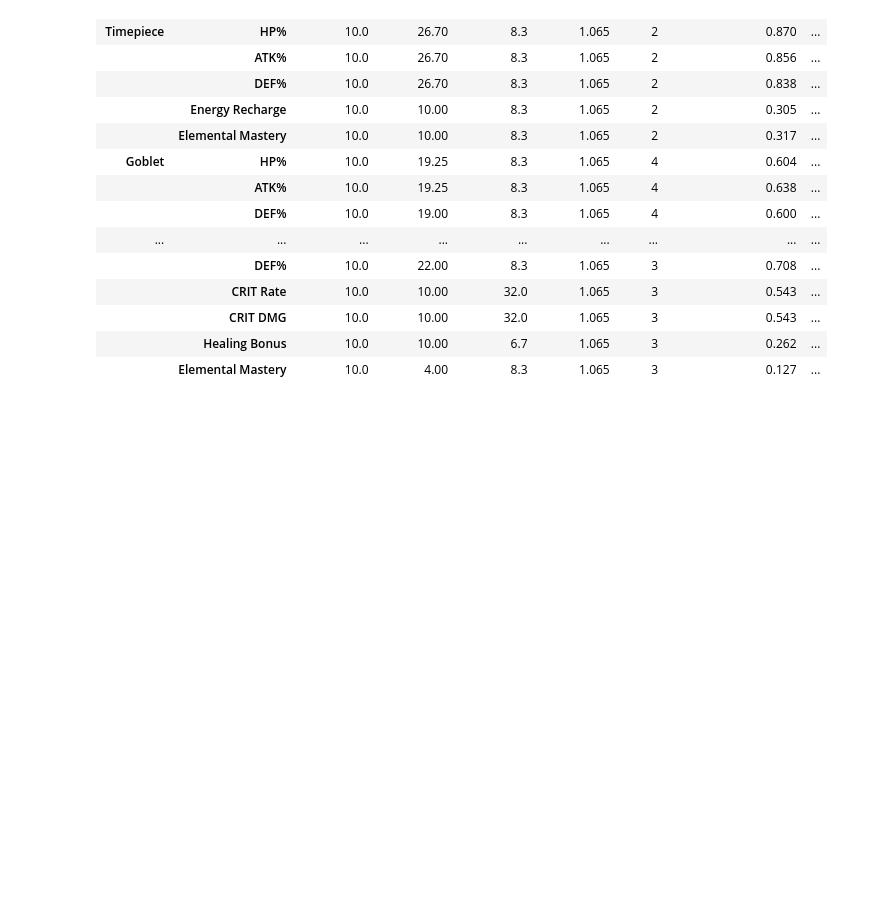
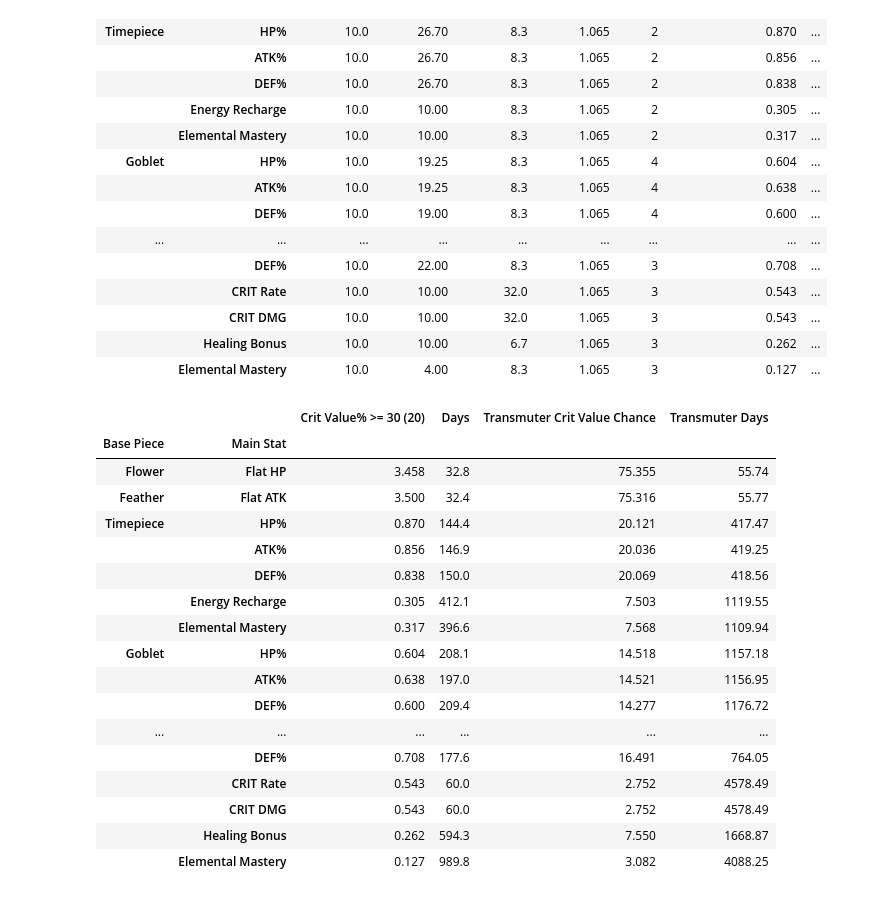
Before and after one commit to sjkevinnguyen/genshin-artifact, a Jupyter notebook: simulation.ipynb, the cells around one changed output. Saved outputs shown, nothing was run; the diff lists cells and outputs as text; code cells hidden in the pictures; blank space fills up the shorter version.

```diff
--- a/simulation.ipynb
+++ b/simulation.ipynb
@@ -283,7 +283,7 @@ df2
 The final step is to find out how many days on average it would take to get a specific 30 cv artifact / 20 cv crit circlet.
 # %%
 # Generate
-simulations = 400000
+simulations = 300000
 
 slots = ['Feather', 'Flower', 'Sands', 'Circlet', 'Goblet']
 transmuter_lists = {slot: [] for slot in slots}
@@ -301,7 +301,9 @@ for _ in range(simulations):
             if main_stat != 'CRIT Rate%' and main_stat != 'CRIT DMG%':
                 b = Transmuter(slot=slot, main_stat=main_stat, affix1 = 'CRIT Rate%', affix2='CRIT DMG%')
             b.level_up_max()
-            if b.crit_value() >= 20:
+            if b.crit_value() >= 30 and (main_stat != 'CRIT Rate%' or main_stat != 'CRIT DMG%'):
+                transmuter_lists[slot].append(b)
+            if b.crit_value() >= 20 and (main_stat == 'CRIT Rate%' or main_stat == 'CRIT DMG%'):
                 transmuter_lists[slot].append(b)
         else:
             if slot == 'Feather':
@@ -412,3 +408,25 @@ df2
 |  | CRIT DMG | 10.0 | 10.00 | 32.0 | 1.065 | 3 | 0.543 | ... |
 |  | Healing Bonus | 10.0 | 10.00 | 6.7 | 1.065 | 3 | 0.262 | ... |
 |  | Elemental Mastery | 10.0 | 4.00 | 8.3 | 1.065 | 3 | 0.127 | ... |
+# %%
+df_final = df2.loc[:, ['Crit Value% >= 30 (20)', 'Days', 'Transmuter Crit Value Chance', 'Transmuter Days']]
+df_final
+# %% [output]
+|  |  | Crit Value% >= 30 (20) | Days | Transmuter Crit Value Chance | Transmuter Days |
+| Base Piece | Main Stat |  |  |  |  |
+| Flower | Flat HP | 3.458 | 32.8 | 75.355 | 55.74 |
+| Feather | Flat ATK | 3.500 | 32.4 | 75.316 | 55.77 |
+| Timepiece | HP% | 0.870 | 144.4 | 20.121 | 417.47 |
+|  | ATK% | 0.856 | 146.9 | 20.036 | 419.25 |
+|  | DEF% | 0.838 | 150.0 | 20.069 | 418.56 |
+|  | Energy Recharge | 0.305 | 412.1 | 7.503 | 1119.55 |
+|  | Elemental Mastery | 0.317 | 396.6 | 7.568 | 1109.94 |
+| Goblet | HP% | 0.604 | 208.1 | 14.518 | 1157.18 |
+|  | ATK% | 0.638 | 197.0 | 14.521 | 1156.95 |
+|  | DEF% | 0.600 | 209.4 | 14.277 | 1176.72 |
+| ... | ... | ... | ... | ... | ... |
+|  | DEF% | 0.708 | 177.6 | 16.491 | 764.05 |
+|  | CRIT Rate | 0.543 | 60.0 | 2.752 | 4578.49 |
+|  | CRIT DMG | 0.543 | 60.0 | 2.752 | 4578.49 |
+|  | Healing Bonus | 0.262 | 594.3 | 7.550 | 1668.87 |
+|  | Elemental Mastery | 0.127 | 989.8 | 3.082 | 4088.25 |
```
Also changed, not shown: parts of 3 cells of this notebook.
